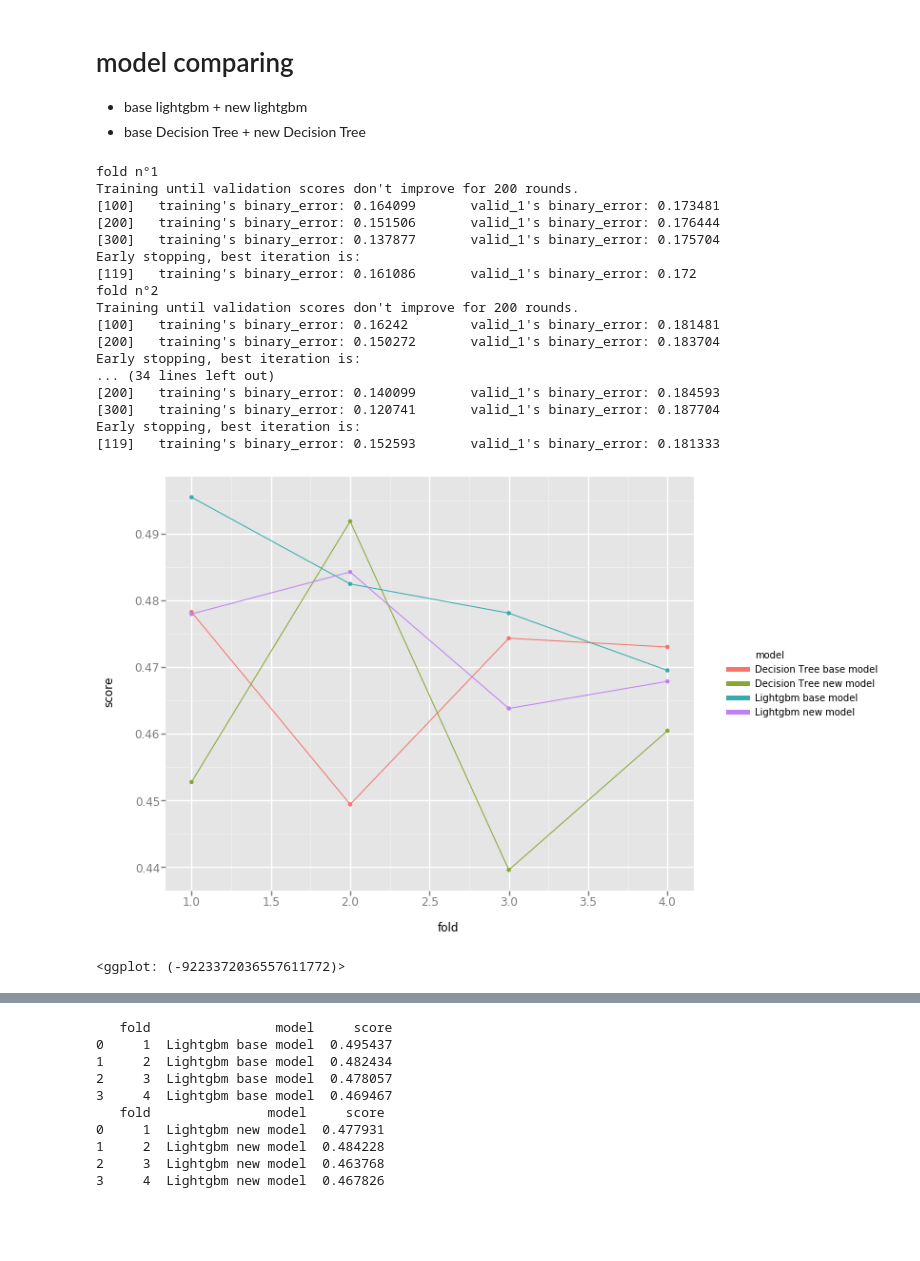
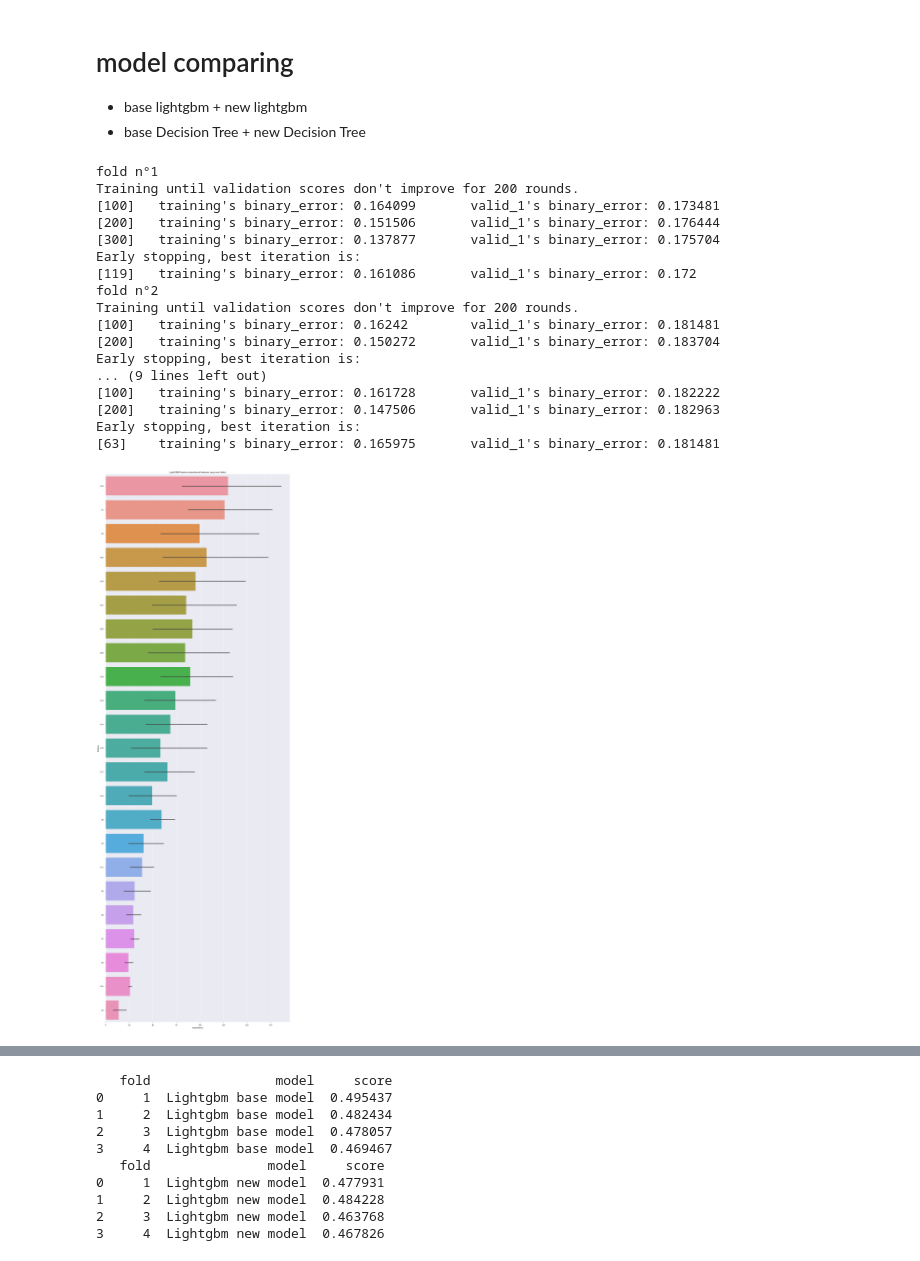
Before and after one commit to takuto0831/Credit_Card_Prob_Space, a Jupyter notebook: jn/feature_engineering.ipynb, the cells around one changed output, grey strips where cells are left out. Cells and saved outputs as stored; diff of their text form; code cells hidden in the pictures; blank space fills up the shorter version.

Commit message:
update (pythonについて lightgbm は動作確認済み, xgboost は不明)

```diff
--- a/jn/feature_engineering.ipynb
+++ b/jn/feature_engineering.ipynb
@@ -356,39 +351,38 @@ array(['X2', 'X3', 'X4', 'X6', 'X7', 'X8', 'X9', 'X10', 'X11',
 # %%
 # parameters
 tree_param = Process.open_parameter(file_name = 'Tree_classifer_param')
 lgb_param = Process.open_parameter(file_name = 'lgb_classifer_param')
-features = test_new.columns.values
+# features = test_new.columns.values
 # model
 lgb_base, importances_base = LightGBM.validation(train_base,features_base,lgb_param,name="Lightgbm base model")
 # lgb_new, importances = LightGBM.validation(train_base,features_base,param,name="Lightgbm new model")
-lgb_new, importances_new = LightGBM.validation(train_new,features,lgb_param,name="Lightgbm new model")
+#lgb_new, importances_new = LightGBM.validation(train_new,features,lgb_param,name="Lightgbm new model")
 tree_base = DecisionTree.validation(train_base,features_base,tree_param, name="Decision Tree base model")
-tree_new = DecisionTree.validation(train_new,features,tree_param, name="Decision Tree new model")
+#tree_new = DecisionTree.validation(train_new,features,tree_param, name="Decision Tree new model")
 
 # result
-performance = pd.concat([lgb_base,lgb_new,tree_base,tree_new])
-g_normal = ggplot(performance,aes(x='fold',y='score',group = 'model',color = 'model')) + geom_point() + geom_line()
-print(g_normal)
+#performance = pd.concat([lgb_base,lgb_new,tree_base,tree_new])
+#g_normal = ggplot(performance,aes(x='fold',y='score',group = 'model',color = 'model')) + geom_point() + geom_line()
+#print(g_normal)
 
 # feature importance
-LightGBM.display_importances(importances_new, title="LightGBM feature importance")
+LightGBM.display_importances(importances_base, title="LightGBM feature importance")
 # %% [output]
 fold n°1
 Training until validation scores don't improve for 200 rounds.
 [100]   training's binary_error: 0.164099       valid_1's binary_error: 0.173481
 [200]   training's binary_error: 0.151506       valid_1's binary_error: 0.176444
 [300]   training's binary_error: 0.137877       valid_1's binary_error: 0.175704
 Early stopping, best iteration is:
 [119]   training's binary_error: 0.161086       valid_1's binary_error: 0.172
 fold n°2
 Training until validation scores don't improve for 200 rounds.
 [100]   training's binary_error: 0.16242        valid_1's binary_error: 0.181481
 [200]   training's binary_error: 0.150272       valid_1's binary_error: 0.183704
 Early stopping, best iteration is:
-... (34 lines left out)
-[200]   training's binary_error: 0.140099       valid_1's binary_error: 0.184593
-[300]   training's binary_error: 0.120741       valid_1's binary_error: 0.187704
+... (9 lines left out)
+[100]   training's binary_error: 0.161728       valid_1's binary_error: 0.182222
+[200]   training's binary_error: 0.147506       valid_1's binary_error: 0.182963
 Early stopping, best iteration is:
-[119]   training's binary_error: 0.152593       valid_1's binary_error: 0.181333
+[63]    training's binary_error: 0.165975       valid_1's binary_error: 0.181481
-[figure, old version]
+[figure, new version]
-<ggplot: (-9223372036557611772)>
```
Also changed, not shown: parts of 3 cells of this notebook.
